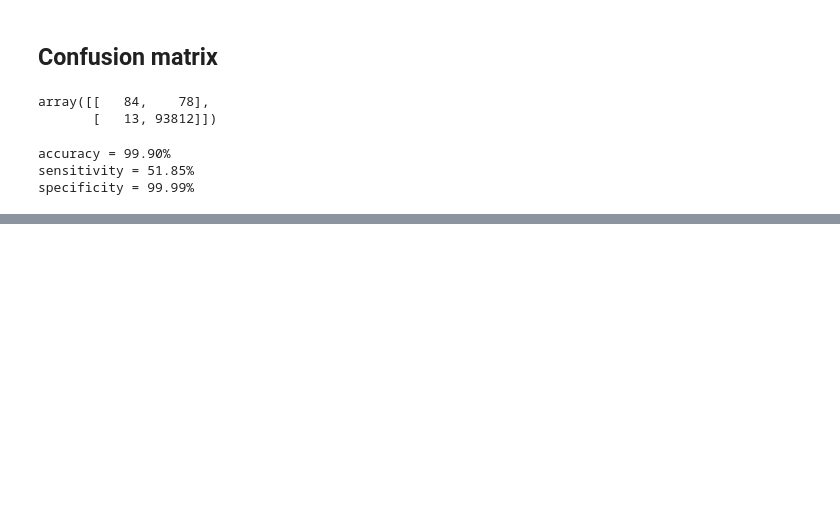
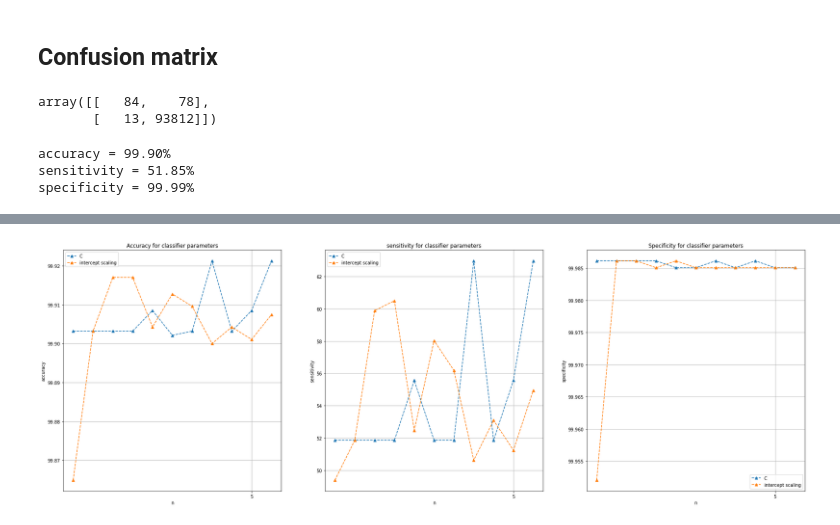
Before and after one commit to adamek195/class-imbalanced-data-creditcard-transaction, a Jupyter notebook: research/creditcard_svm.ipynb, the cells around one changed output, grey strips where cells are left out. Drawn from its saved outputs; the diff is of its cells as text; code cells hidden in the pictures; blank space fills up the shorter version.

```diff
--- a/research/creditcard_svm.ipynb
+++ b/research/creditcard_svm.ipynb
@@ -87,0 +118,50 @@ specificity = 99.99%
+# %%
+statistics_C = [] # 0.5 1 1.5 2 2.5 3 3.5 4 4.5 5
+statistics_intercept_scaling = [] # 0.5 1 1.5 2 2.5 3 3.5 4 4.5 5
+# %%
+import numpy as np
+
+common_range = np.arange(0.5, 6, 0.5)
+
+for size in common_range:
+    # statistics C
+    svm_evaluation(size, statistics_C, C=size)
+    # statistics intercept scaling
+    svm_evaluation(size, statistics_intercept_scaling, intercept_scaling=size)
+# %%
+statistics_C_df = pd.DataFrame(statistics_C)
+statistics_C_df.rename(columns={'name':'C'}, inplace=True)
+statistics_intercept_scaling_df = pd.DataFrame(statistics_intercept_scaling)
+statistics_intercept_scaling_df.rename(columns={'name':'intercept scaling'}, inplace=True)
+grouped_stats_dfs = [statistics_C_df, statistics_intercept_scaling_df]
+# %%
+import matplotlib.pyplot as plt
+import matplotlib.ticker as plticker
+
+plot_style = {"marker": '^', "linestyle": '--'}
+fig, axs = plt.subplots(1, 3, figsize=(30, 10))
+
+def plot_grouped_stats(ax, stats, stat_name):
+    ax.plot(common_range, stats[0][stat_name], label="C", **plot_style)
+    ax.plot(common_range, stats[1][stat_name], label="intercept scaling", **plot_style)
+    ax.grid(b=True)
+    ax.legend()
+
+for i,stat_name in enumerate(["accuracy", "sensitivity", "specificity"]):
+    plot_grouped_stats(axs[i], grouped_stats_dfs, stat_name)
+
+axs[0].set(xlabel='n', ylabel='accuracy',
+        title='Accuracy for classifier parameters')
+axs[1].set(xlabel='n', ylabel='sensitivity',
+        title='sensitivity for classifier parameters')
+axs[2].set(xlabel='n', ylabel='specificity',
+        title='Specificity for classifier parameters')
+
+
+loc = plticker.MultipleLocator(base=5.0)
+for ax in axs:
+    ax.xaxis.set_major_locator(loc)
+
+plt.show()
+# %% [output]
+[figure, added]
```
Also changed, not shown: parts of 5 cells of this notebook, 1 other file.
